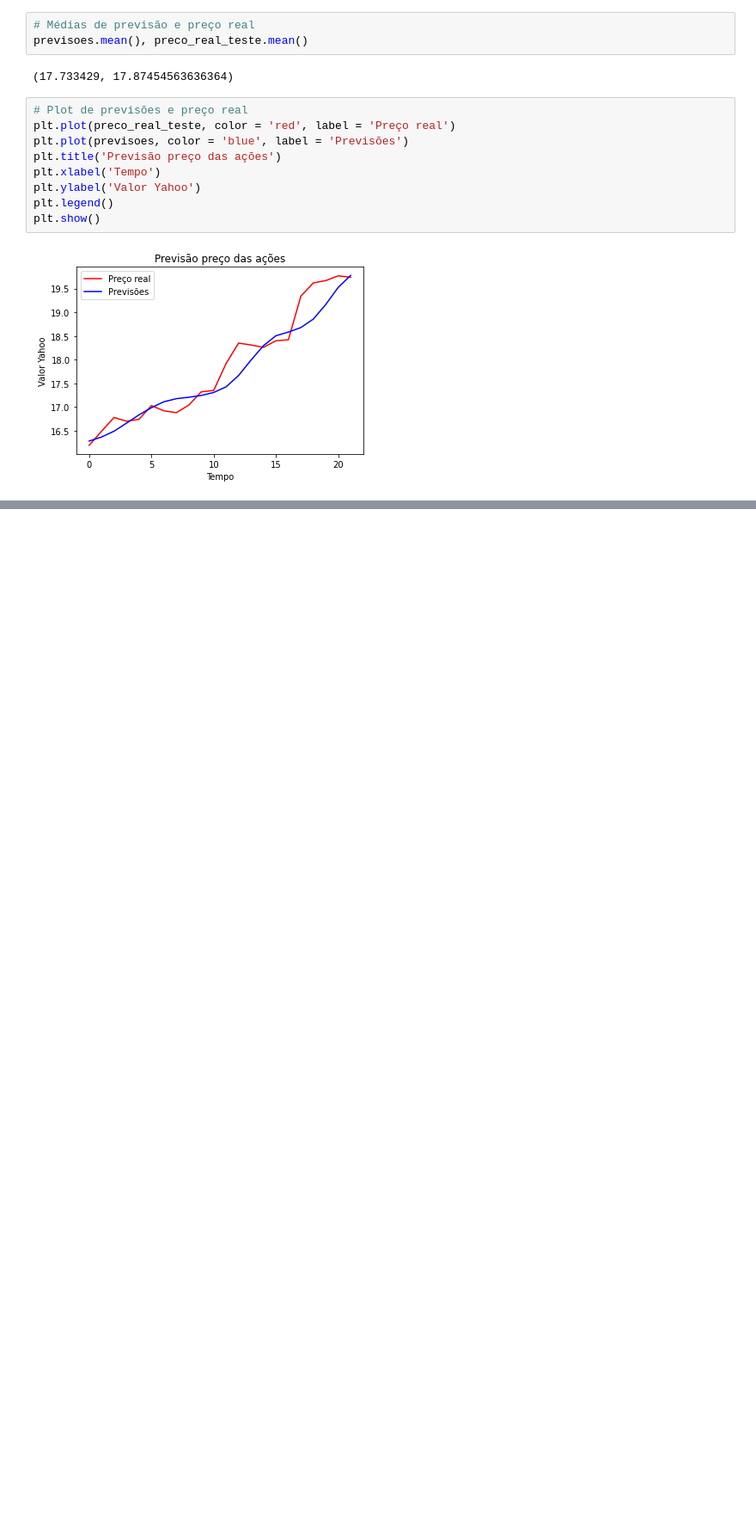
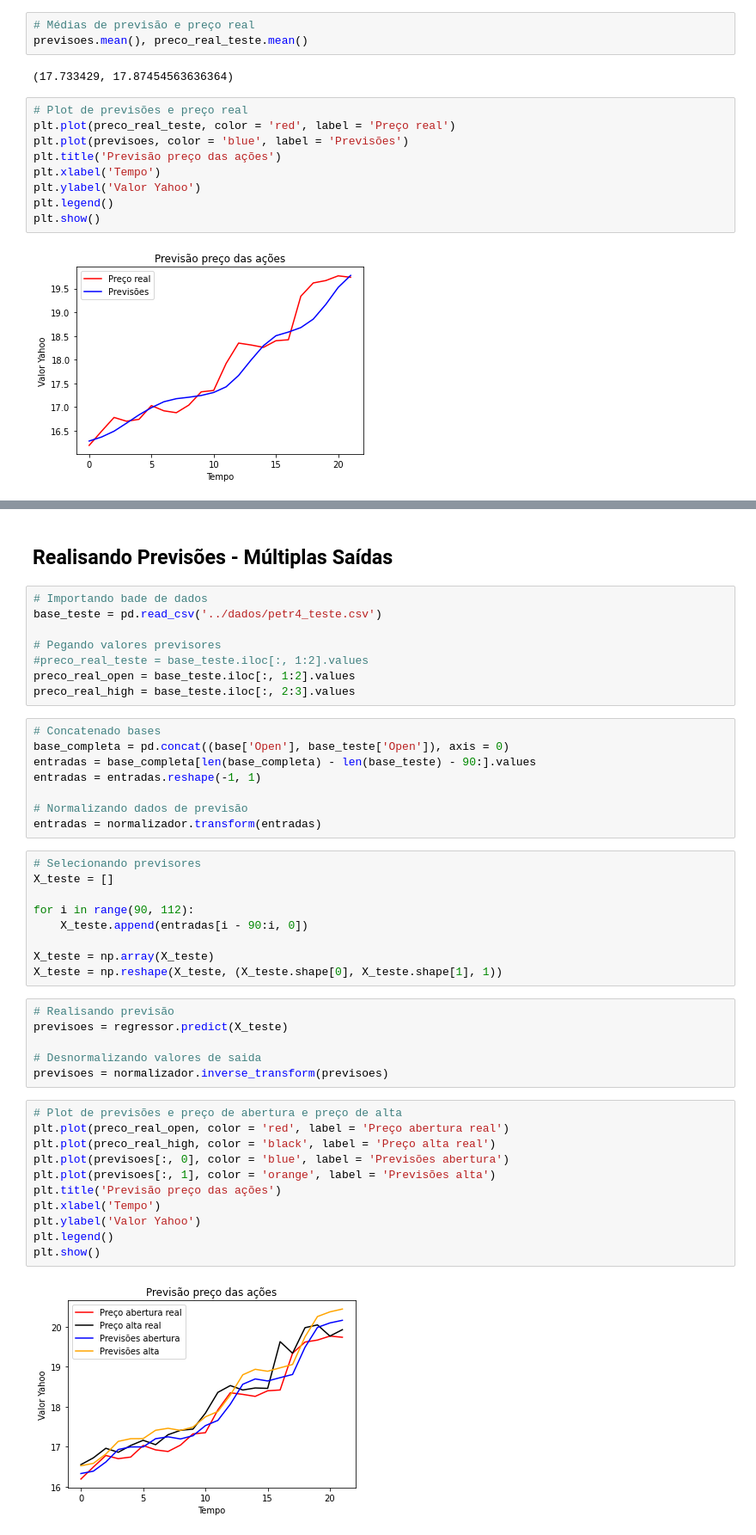
Before and after one commit to houstonsantos/DeepLearningPython, a Jupyter notebook: Recorentes/Petr4.ipynb, the cells around one changed output, grey strips where cells are left out. Shown at 86% size. Cells and saved outputs as stored; diff of their text form; blank space fills up the shorter version.

Commit message:
Add Petr4

```diff
--- a/Recorentes/Petr4.ipynb
+++ b/Recorentes/Petr4.ipynb
@@ -338,0 +419,46 @@ plt.show()
+# %% [markdown]
+## Realisando Previsões - Múltiplas Saídas
+# %%
+# Importando bade de dados
+base_teste = pd.read_csv('../dados/petr4_teste.csv')
+
+# Pegando valores previsores
+#preco_real_teste = base_teste.iloc[:, 1:2].values
+preco_real_open = base_teste.iloc[:, 1:2].values
+preco_real_high = base_teste.iloc[:, 2:3].values
+# %%
+# Concatenado bases
+base_completa = pd.concat((base['Open'], base_teste['Open']), axis = 0)
+entradas = base_completa[len(base_completa) - len(base_teste) - 90:].values
+entradas = entradas.reshape(-1, 1)
+
+# Normalizando dados de previsão
+entradas = normalizador.transform(entradas)
+# %%
+# Selecionando previsores
+X_teste = []
+
+for i in range(90, 112):
+    X_teste.append(entradas[i - 90:i, 0])
+
+X_teste = np.array(X_teste)
+X_teste = np.reshape(X_teste, (X_teste.shape[0], X_teste.shape[1], 1))
+# %%
+# Realisando previsão
+previsoes = regressor.predict(X_teste)
+
+# Desnormalizando valores de saida
+previsoes = normalizador.inverse_transform(previsoes)
+# %%
+# Plot de previsões e preço de abertura e preço de alta
+plt.plot(preco_real_open, color = 'red', label = 'Preço abertura real')
+plt.plot(preco_real_high, color = 'black', label = 'Preço alta real')
+plt.plot(previsoes[:, 0], color = 'blue', label = 'Previsões abertura')
+plt.plot(previsoes[:, 1], color = 'orange', label = 'Previsões alta')
+plt.title('Previsão preço das ações')
+plt.xlabel('Tempo')
+plt.ylabel('Valor Yahoo')
+plt.legend()
+plt.show()
+# %% [output]
+[figure, added]
```
Also changed, not shown: parts of 12 cells of this notebook.
